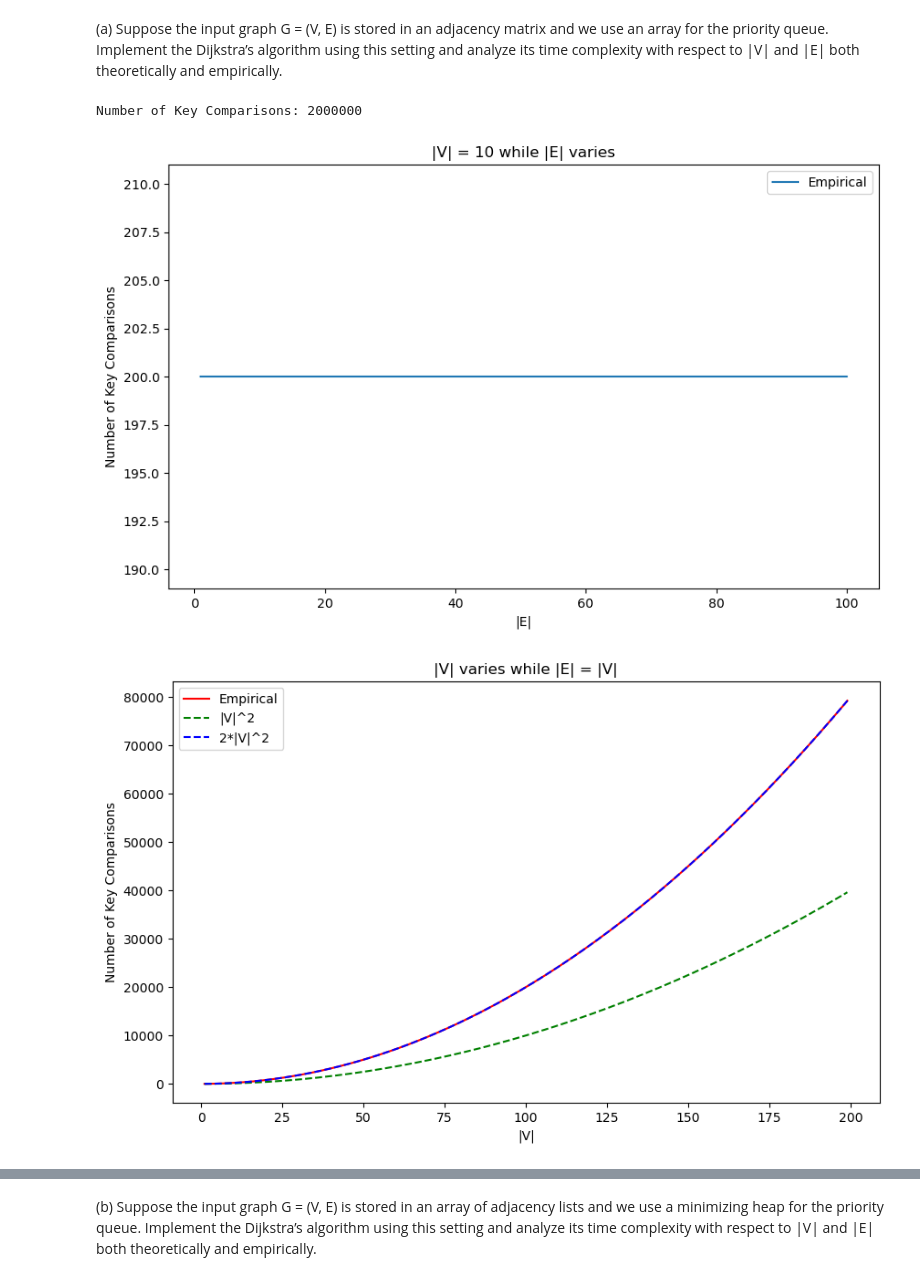
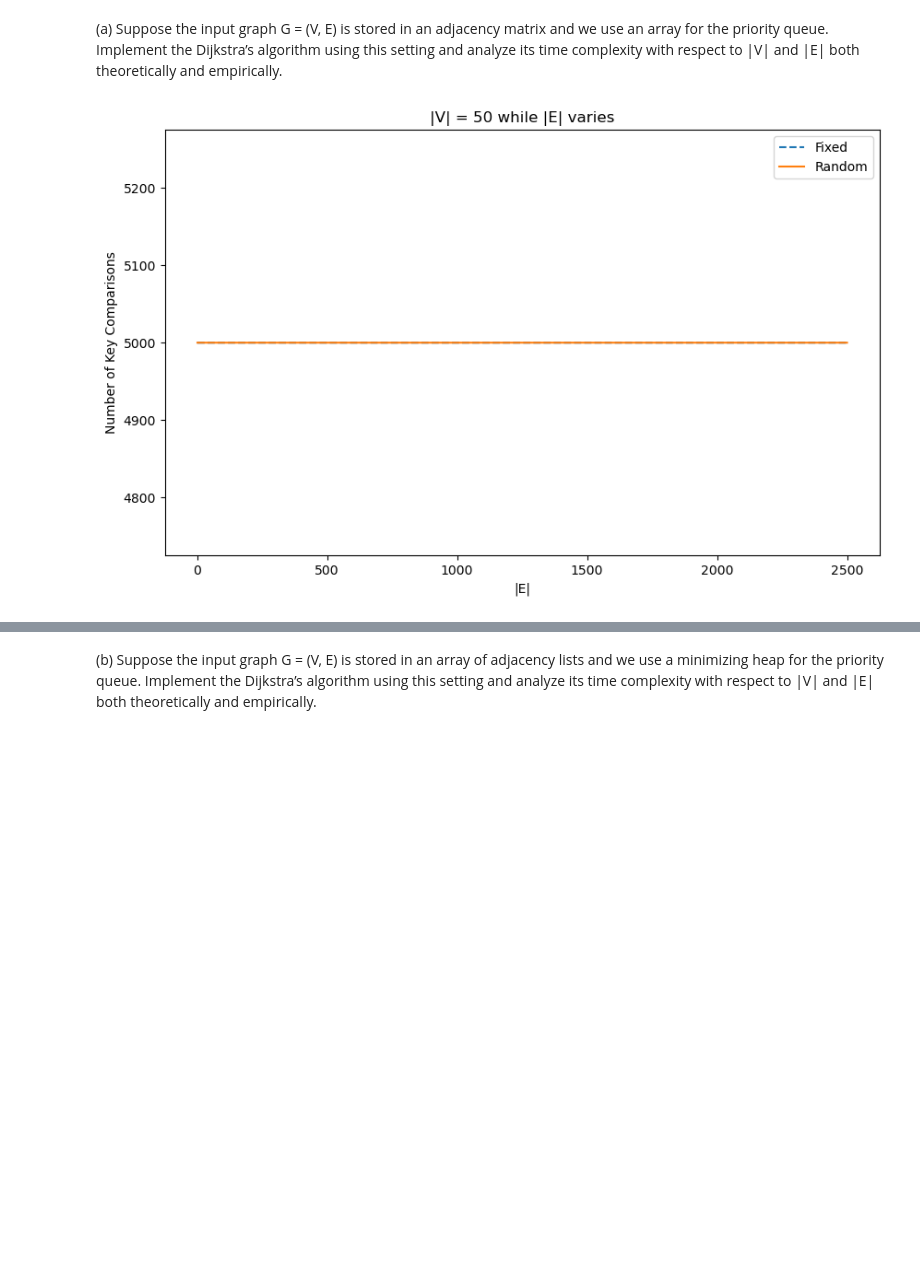
Before and after one commit to TiangSoonYong/SC2001-Team-7, a Jupyter notebook: Example 2/Example 2.ipynb, the cells around one changed output, grey strips where cells are left out. Cells and saved outputs as stored; diff of their text form; code cells hidden in the pictures; blank space fills up the shorter version.

```diff
--- a/Example 2/Example 2.ipynb
+++ b/Example 2/Example 2.ipynb
@@ -77,7 +147,6 @@ def dijkstra_matrix(G, src):
         for v in range(V):
             KC += 1
             if S[v] == 0 and d[v] < shortest:
-                # Updating priority queue --- O(1)
                 shortest = d[v]
                 u = v
 
@@ -86,6 +155,7 @@ def dijkstra_matrix(G, src):
         for v in range(V):
             KC += 1
             if adjM[u][v] > 0 and S[v] == 0 and d[v] > d[u] + adjM[u][v]:
+                # Updating priority queue --- O(1)
                 d[v] = d[u] + adjM[u][v]
                 pi[v] = u
     return V, d, pi, KC
@@ -112,43 +182,29 @@ def print_result(V, d, pi, src):
     plt.tight_layout()
     plt.show()
     print(nx.adjacency_matrix(SPT).todense())
-
-V, d, pi, KC = dijkstra_matrix(G, 0)
-print("Number of Key Comparisons:", KC)
-#print_result(V, d, pi, 0)
-# %% [output]
-Number of Key Comparisons: 2000000
 # %%
-V = 10
+V = 50
 EArr = np.arange(1, V**2+1, 1)
+
+plt.figure(figsize=(10,6))
+
 KCArr = []
 for E in EArr:
     V, d, pi, KC = dijkstra_matrix(generate_graph(V, E), 0)
     KCArr.append(KC)
+plt.plot(EArr, KCArr, label = "Fixed", linestyle = "--")
 
-plt.figure(figsize=(10,6))
-plt.plot(EArr, KCArr, label = "Empirical")
+G = generate_random_graph(V, V**2)
+KCArr = []
+for E in EArr:
+    V, d, pi, KC = dijkstra_matrix(mask_random_graph(G, V, E), 0)
+    KCArr.append(KC)
+plt.plot(EArr, KCArr, label = "Random")
+
 plt.xlabel("|E|")
 plt.ylabel("Number of Key Comparisons")
 plt.title("|V| = {} while |E| varies".format(V))
 plt.legend()
 plt.show()
-
-VArr = np.arange(1, 200, 1)
-KCArr = []
-for V in VArr:
-    V, d, pi, KC = dijkstra_matrix(generate_graph(V, V), 0)
-    KCArr.append(KC)
-
-plt.figure(figsize=(10,6))
-plt.plot(VArr, KCArr, label = "Empirical", color='r')
-plt.plot(VArr, VArr**2, label = "|V|^2", linestyle = "--", color = 'g')
-plt.plot(VArr, 2*VArr**2, label = "2*|V|^2", linestyle = "--", color ='b')
-plt.xlabel("|V|")
-plt.ylabel("Number of Key Comparisons")
-plt.title("|V| varies while |E| = |V|")
-plt.legend()
-plt.show()
 # %% [output]
-[figure, old version]
+[figure, new version]
-[figure, removed]
```
Also changed, not shown: parts of 16 cells of this notebook.
